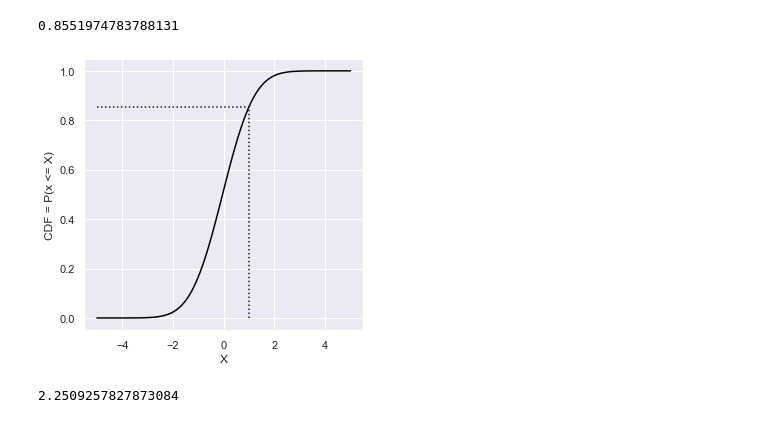
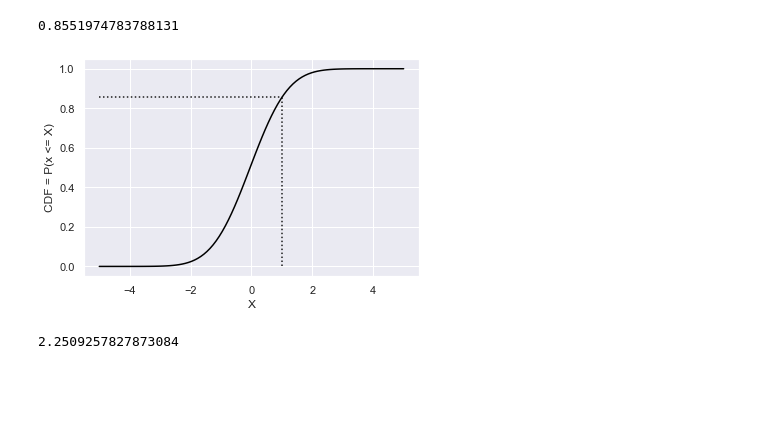
Before and after one commit to casadoj/Clases, a Jupyter notebook: Hydrology/Precipitation/notebooks/Statistics_basics-fitting_distributions.ipynb, the cells around one changed output. Saved outputs shown, nothing was run; the diff lists cells and outputs as text; code cells hidden in the pictures; blank space fills up the shorter version.

```diff
--- a/Hydrology/Precipitation/notebooks/Statistics_basics-fitting_distributions.ipynb
+++ b/Hydrology/Precipitation/notebooks/Statistics_basics-fitting_distributions.ipynb
@@ -125,15 +125,13 @@ cdf_1
 # %% [output]
 0.8551974783788131
 # %%
-plt.figure(figsize=(5, 5))
 plt.plot(x, cdf, color='black')
 plt.vlines(1, 0, cdf_1, linestyle=':')
 plt.hlines(cdf_1, -5, 1, linestyle=':')
 plt.xlabel('X')
-plt.ylabel('CDF = P(x <= X)')
-plt.savefig('../output/Statistics basics-CDF.png', dpi=300, tight_layout=True);
+plt.ylabel('CDF = P(x <= X)');
 # %% [output]
-[figure, old version]
+[figure, new version]
 # %%
 # value 𝑥 that is not exceeded 99% of the time
 x_99 = stats.norm.ppf(0.99, loc=loc, scale=scale)
```
Also changed, not shown: 16 other files.
